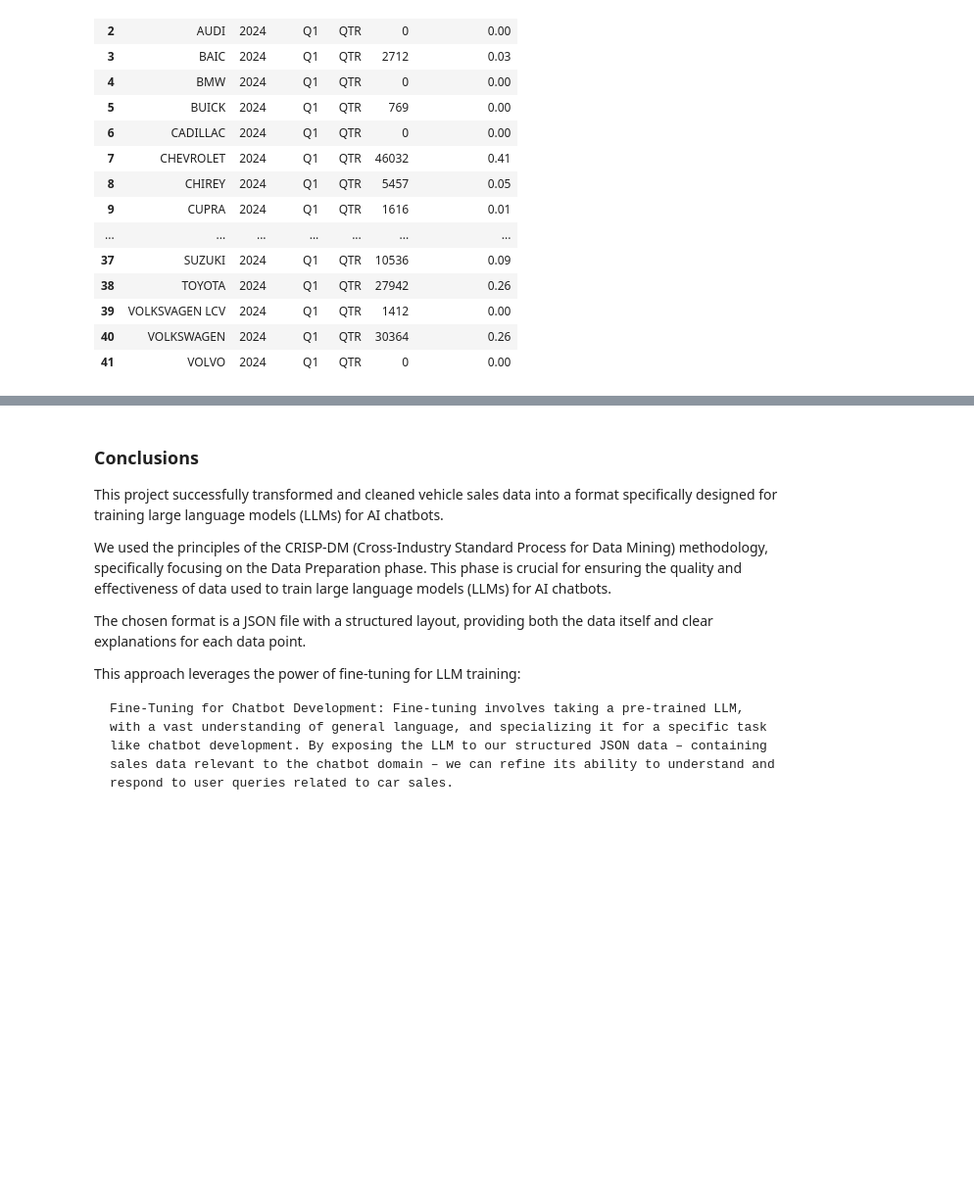
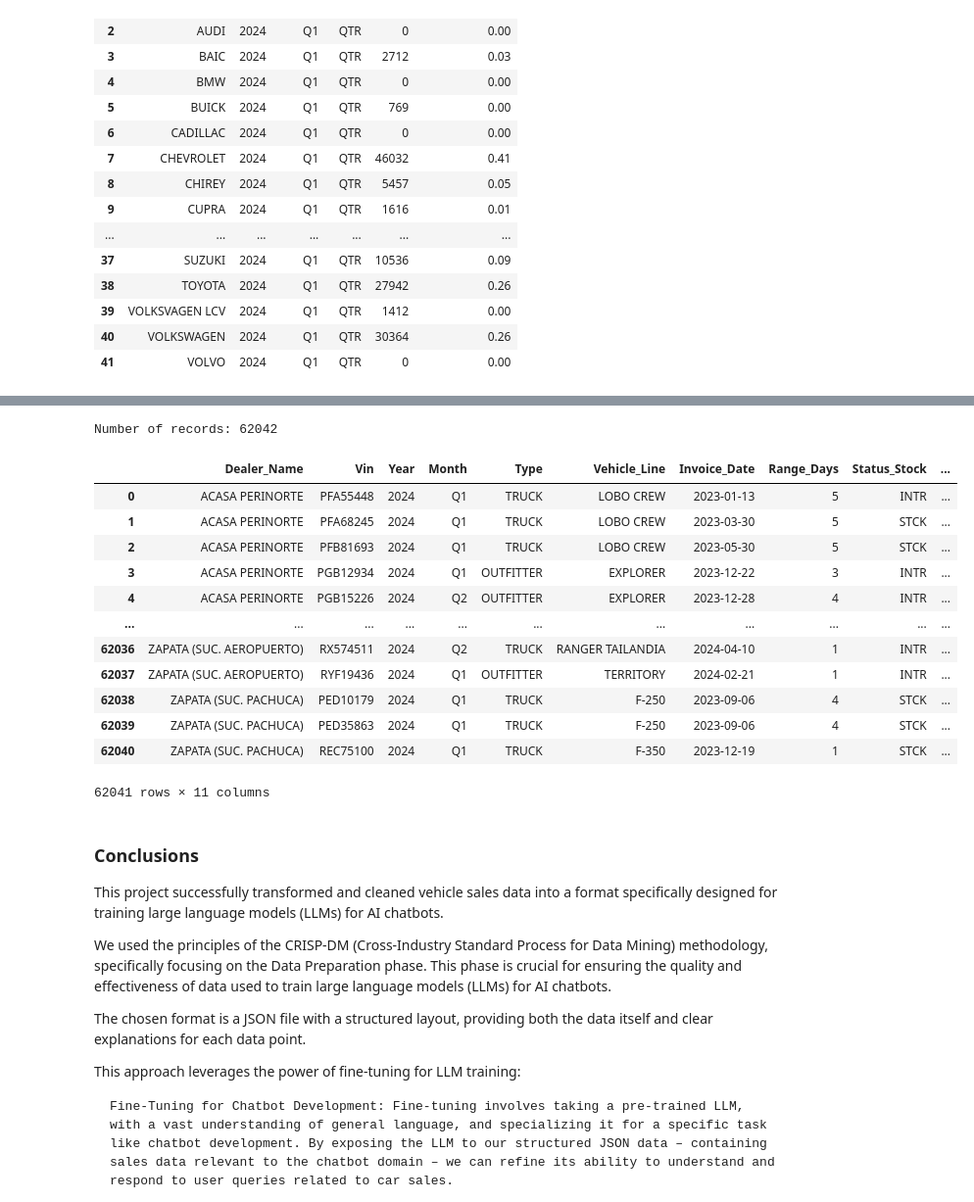
Before and after one commit to A01793578/AI_Chatbot, a Jupyter notebook: notebooks/Avance2.39.ipynb, the cells around one changed output, grey strips where cells are left out. Shown: that part at 98% size. Drawn from its saved outputs; the diff is of its cells as text; code cells hidden in the pictures; blank space fills up the shorter version.

```diff
--- a/notebooks/Avance2.39.ipynb
+++ b/notebooks/Avance2.39.ipynb
@@ -392,0 +419,5 @@ with open(file_location, 'w') as json_file:
+# %%
+stock.rename(columns={'DL_NM': 'Dealer_Name', 'VIIN': 'Vin', 'PR': 'Period', 'TYP':'Type', 'MSS006_LINE_VEH_X': 'Vehicle_Line',
+                               'MSS006_UNITS_Q': 'Units', 'MSS006_INVOICE_DATE_Y': 'Invoice_Date',
+                               'MSS006_RANGE_DAYS_Q': 'Range_Days', 'MSS006_STATUS_STOCK_C': 'Status_Stock'}, inplace=True)
+stock.head()
@@ -392,0 +431,16 @@ with open(file_location, 'w') as json_file:
+# %%
+# Split the "Period" column into "Year" and "Month"
+stock['Year'] = stock['Period'] // 100  # Extract the year
+stock['Month'] = stock['Period'] % 100  # Extract the month
+
+# Drop the "Period" column
+stock.drop(columns=['Period'], inplace=True)
+
+stock['Month'] = stock['Month'].map(month_map)
+
+# Move the "Year" and "Month" columns to the 3rd position
+stock.insert(2, 'Year', stock.pop('Year'))
+stock.insert(3, 'Month', stock.pop('Month'))
+
+# Display the DataFrame with the new "Year" and "Month" columns
+stock.head()
@@ -392,0 +454,36 @@ with open(file_location, 'w') as json_file:
+# %%
+# Convert "Dealer_Name" column to uppercase
+stock['Dealer_Name'] = stock['Dealer_Name'].str.upper()
+
+# Remove duplicate items
+stock.drop_duplicates(inplace=True)
+
+# Count the number of records (rows)
+num_records = stock.shape[0]
+print("Number of records:", num_records)
+# %% [output]
+Number of records: 62042
+# %%
+grouped_stock_quarterly = stock.copy()
+grouped_stock_quarterly['Time'] = 'QTR'
+
+grouped_stock_quarterly['Month'] = grouped_stock_quarterly['Month'].map(quarter_map)
+
+# Get total of vehicles available and market shared per brand
+grouped_stock_quarterly = grouped_stock_quarterly.groupby(['Dealer_Name', 'Vin', 'Year', 'Month', 'Type','Vehicle_Line', 'Invoice_Date', 'Range_Days', 'Status_Stock', 'Time'])[['Units']].sum().reset_index()
+
+grouped_stock_quarterly
+# %% [output]
+|  | Dealer_Name | Vin | Year | Month | Type | Vehicle_Line | Invoice_Date | Range_Days | Status_Stock | ... |
+| 0 | ACASA PERINORTE | PFA55448 | 2024 | Q1 | TRUCK | LOBO CREW | 2023-01-13 | 5 | INTR | ... |
+| 1 | ACASA PERINORTE | PFA68245 | 2024 | Q1 | TRUCK | LOBO CREW | 2023-03-30 | 5 | STCK | ... |
+| 2 | ACASA PERINORTE | PFB81693 | 2024 | Q1 | TRUCK | LOBO CREW | 2023-05-30 | 5 | STCK | ... |
+| 3 | ACASA PERINORTE | PGB12934 | 2024 | Q1 | OUTFITTER | EXPLORER | 2023-12-22 | 3 | INTR | ... |
+| 4 | ACASA PERINORTE | PGB15226 | 2024 | Q2 | OUTFITTER | EXPLORER | 2023-12-28 | 4 | INTR | ... |
+| ... | ... | ... | ... | ... | ... | ... | ... | ... | ... | ... |
+| 62036 | ZAPATA (SUC. AEROPUERTO) | RX574511 | 2024 | Q2 | TRUCK | RANGER TAILANDIA | 2024-04-10 | 1 | INTR | ... |
+| 62037 | ZAPATA (SUC. AEROPUERTO) | RYF19436 | 2024 | Q1 | OUTFITTER | TERRITORY | 2024-02-21 | 1 | INTR | ... |
+| 62038 | ZAPATA (SUC. PACHUCA) | PED10179 | 2024 | Q1 | TRUCK | F-250 | 2023-09-06 | 4 | STCK | ... |
+| 62039 | ZAPATA (SUC. PACHUCA) | PED35863 | 2024 | Q1 | TRUCK | F-250 | 2023-09-06 | 4 | STCK | ... |
+| 62040 | ZAPATA (SUC. PACHUCA) | REC75100 | 2024 | Q1 | TRUCK | F-350 | 2023-12-19 | 1 | STCK | ... |
+62041 rows × 11 columns
```
Also changed, not shown: parts of 7 cells of this notebook, 2 other files.
